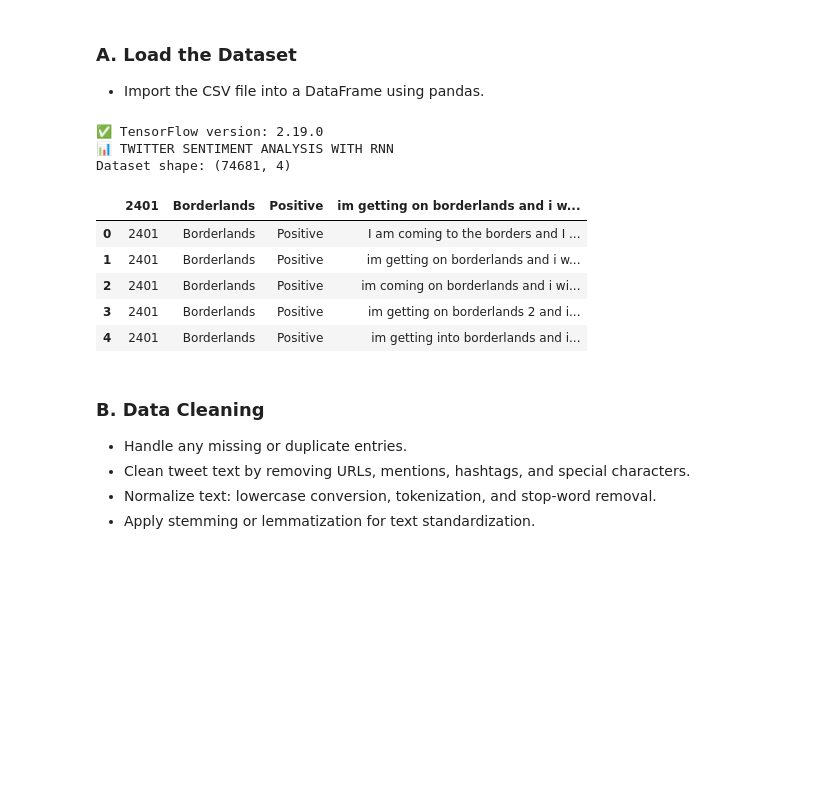
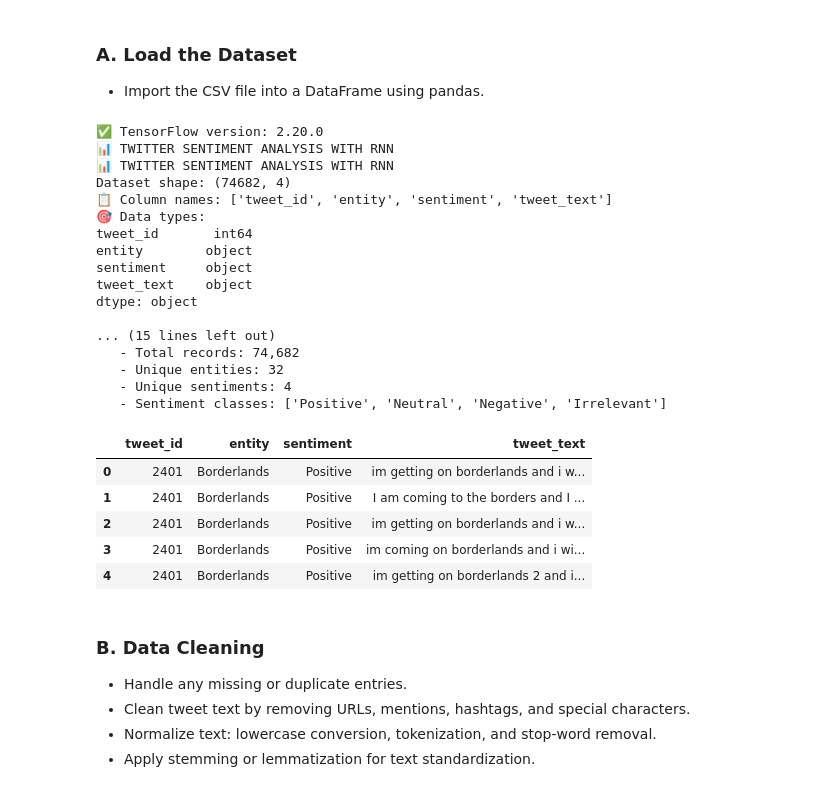
Before and after one commit to brijeshksingh/AIML_Colab_repo, a Jupyter notebook: twitter_sentiment_analysis.ipynb, the cells around one changed output. Drawn from its saved outputs; the diff is of its cells as text; code cells hidden in the pictures; blank space fills up the shorter version.

```diff
--- a/twitter_sentiment_analysis.ipynb
+++ b/twitter_sentiment_analysis.ipynb
@@ -67,44 +67,73 @@ from tensorflow.keras.preprocessing.sequence import pad_sequences
 from tensorflow.keras.utils import to_categorical
 from tensorflow.keras.callbacks import EarlyStopping, ReduceLROnPlateau
 from tensorflow.keras.optimizers import Adam
 
 # Visualization libraries
 from wordcloud import WordCloud
 import plotly.express as px
 import plotly.graph_objects as go
 
 print(f"✅ TensorFlow version: {tf.__version__}")
 
 # Download required NLTK data
 nltk_downloads = ['punkt', 'punkt_tab', 'stopwords', 'wordnet', 'omw-1.4']
 
 for resource in nltk_downloads:
     try:
         nltk.data.find(f'tokenizers/{resource}' if 'punkt' in resource else f'corpora/{resource}')
     except LookupError:
         try:
             nltk.download(resource, quiet=True)
         except Exception as e:
             print(f"❌ Failed to download {resource}: {e}")
 
 print("📊 TWITTER SENTIMENT ANALYSIS WITH RNN")
 
-# Load the dataset
-file_path = '/content/Week 19 - Graded Mini Project - Dataset - Twitter-training.csv'
-df = pd.read_csv(file_path)
+# Load the dataset with custom headers
+file_path = 'Week 19 - Graded Mini Project - Dataset - Twitter-training.csv'
+
+# Define custom column headers based on typical Twitter sentiment dataset structure
+custom_headers = ['tweet_id', 'entity', 'sentiment', 'tweet_text']
+
+# Load CSV with custom headers
+df = pd.read_csv(file_path, header=None, names=custom_headers)
 
 print(f"Dataset shape: {df.shape}")
+print(f"📋 Column names: {list(df.columns)}")
+print(f"🎯 Data types:\n{df.dtypes}")
+
+# Display basic info about the dataset
+print(f"\n📊 Dataset Overview:")
+print(f"   - Total records: {len(df):,}")
+print(f"   - Unique entities: {df['entity'].nunique()}")
+print(f"   - Unique sentiments: {df['sentiment'].nunique()}")
+print(f"   - Sentiment classes: {list(df['sentiment'].unique())}")
+
 df.head()
 # %% [output]
-✅ TensorFlow version: 2.19.0
+✅ TensorFlow version: 2.20.0
 📊 TWITTER SENTIMENT ANALYSIS WITH RNN
-Dataset shape: (74681, 4)
+📊 TWITTER SENTIMENT ANALYSIS WITH RNN
+Dataset shape: (74682, 4)
+📋 Column names: ['tweet_id', 'entity', 'sentiment', 'tweet_text']
+🎯 Data types:
+tweet_id       int64
+entity        object
+sentiment     object
+tweet_text    object
+dtype: object
+
+... (15 lines left out)
+   - Total records: 74,682
+   - Unique entities: 32
+   - Unique sentiments: 4
+   - Sentiment classes: ['Positive', 'Neutral', 'Negative', 'Irrelevant']
-|  | 2401 | Borderlands | Positive | im getting on borderlands and i w... |
-| 0 | 2401 | Borderlands | Positive | I am coming to the borders and I ... |
-| 1 | 2401 | Borderlands | Positive | im getting on borderlands and i w... |
-| 2 | 2401 | Borderlands | Positive | im coming on borderlands and i wi... |
-| 3 | 2401 | Borderlands | Positive | im getting on borderlands 2 and i... |
-| 4 | 2401 | Borderlands | Positive | im getting into borderlands and i... |
+|  | tweet_id | entity | sentiment | tweet_text |
+| 0 | 2401 | Borderlands | Positive | im getting on borderlands and i w... |
+| 1 | 2401 | Borderlands | Positive | I am coming to the borders and I ... |
+| 2 | 2401 | Borderlands | Positive | im getting on borderlands and i w... |
+| 3 | 2401 | Borderlands | Positive | im coming on borderlands and i wi... |
+| 4 | 2401 | Borderlands | Positive | im getting on borderlands 2 and i... |
 # %% [markdown]
 ### B. Data Cleaning
 - Handle any missing or duplicate entries.
```
Also changed, not shown: parts of 8 cells of this notebook.
